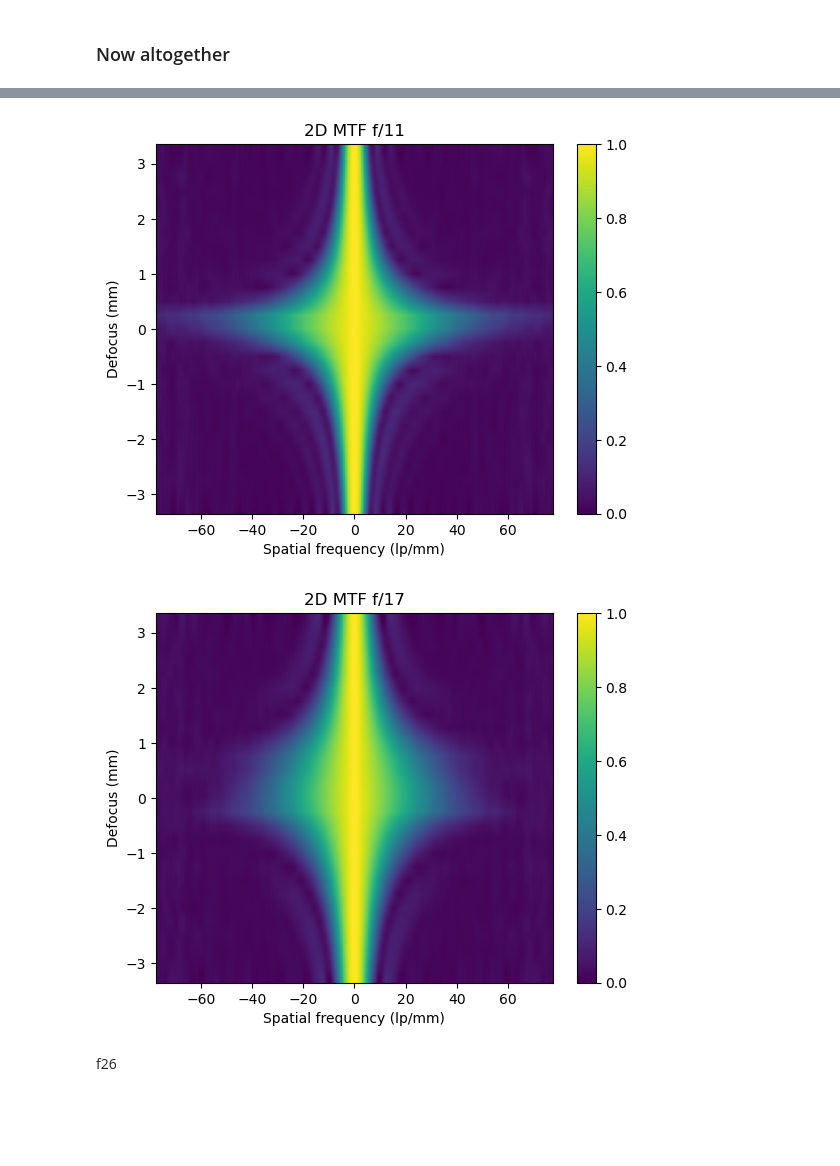
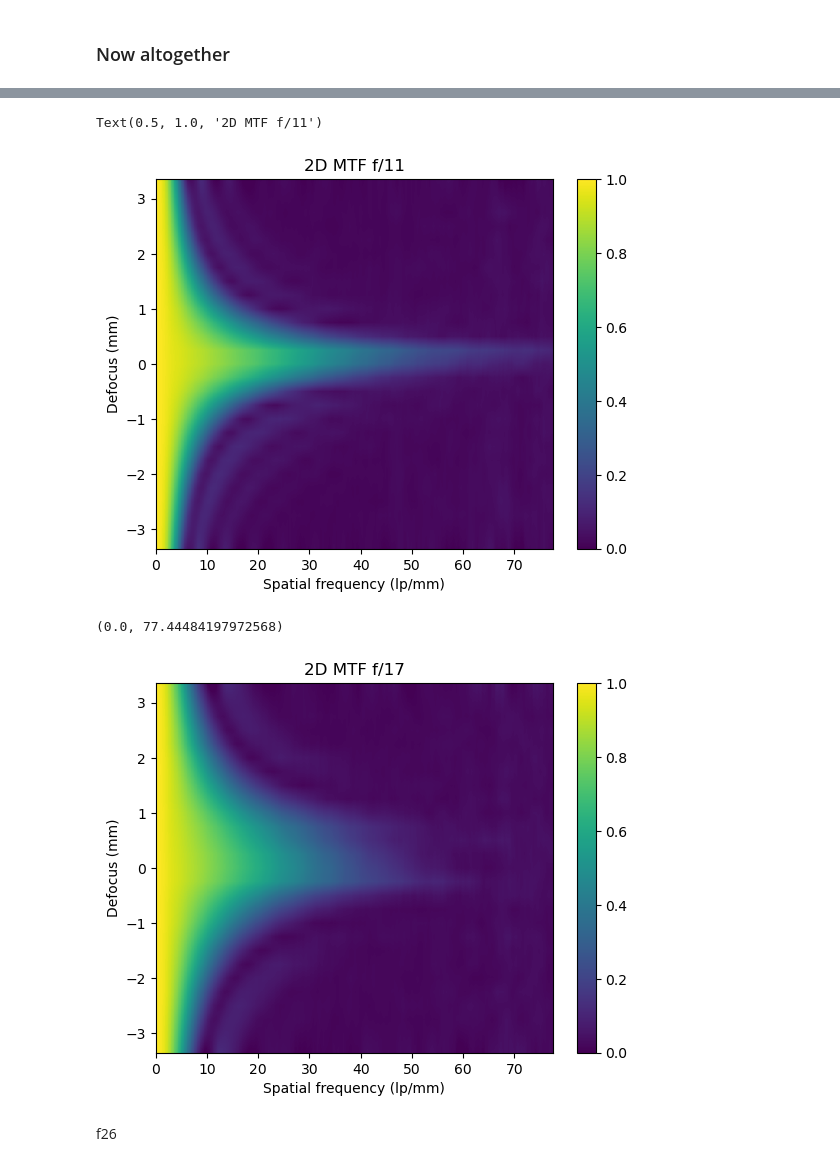
Before and after one commit to kwokkenton/optea, a Jupyter notebook: mtf/mtf_to_filter.ipynb, the cells around one changed output, grey strips where cells are left out. Saved outputs shown, nothing was run; the diff lists cells and outputs as text; code cells hidden in the pictures; blank space fills up the shorter version.

```diff
--- a/mtf/mtf_to_filter.ipynb
+++ b/mtf/mtf_to_filter.ipynb
@@ -270,32 +277,38 @@ plt.title('2D MTF f/6')
 with open('../../OPT Shared files/3_Miscellaneous files/mtfs/f11_mtf.pickle', 'rb') as f:
     f11 = pickle.load(f)
 
-result = generate_interpolated_filter(f11, N_pixels, e)
-plt.pcolormesh(X,Y, result)
+result_f11 = generate_interpolated_filter(f11, N_pixels, e)
+plt.pcolormesh(X,Y, result_f11)
 plt.xlabel('Spatial frequency (lp/mm)')
 plt.ylabel('Defocus (mm)')
 plt.colorbar()
+plt.xlim(0,)
 plt.title('2D MTF f/11')
 
 # with open('mtf_filters/f11_filter.pkl', 'wb') as f:
 #     pickle.dump(result, f)
+# plt.savefig('f11.png', dpi=300)
 # %% [output]
+Text(0.5, 1.0, '2D MTF f/11')
-[figure, old version]
+[figure, new version]
 # %%
 with open('../../OPT Shared files/3_Miscellaneous files/mtfs/f17_mtf.pickle', 'rb') as f:
     f17 = pickle.load(f)
 
-result = generate_interpolated_filter(f17, N_pixels, e)
-plt.pcolormesh(X,Y, result)
+result_f17 = generate_interpolated_filter(f17, N_pixels, e)
+plt.pcolormesh(X,Y, result_f17)
 plt.xlabel('Spatial frequency (lp/mm)')
 plt.ylabel('Defocus (mm)')
 plt.colorbar()
 plt.title('2D MTF f/17')
 
 # with open('mtf_filters/f17_filter.pkl', 'wb') as f:
 #     pickle.dump(result, f)
+plt.xlim(0,)
+# plt.savefig('f17.png', dpi=300)
 # %% [output]
+(0.0, 77.44484197972568)
-[figure, old version]
+[figure, new version]
 # %% [markdown]
 f26
 # %%
```
Also changed, not shown: parts of 8 cells of this notebook.
